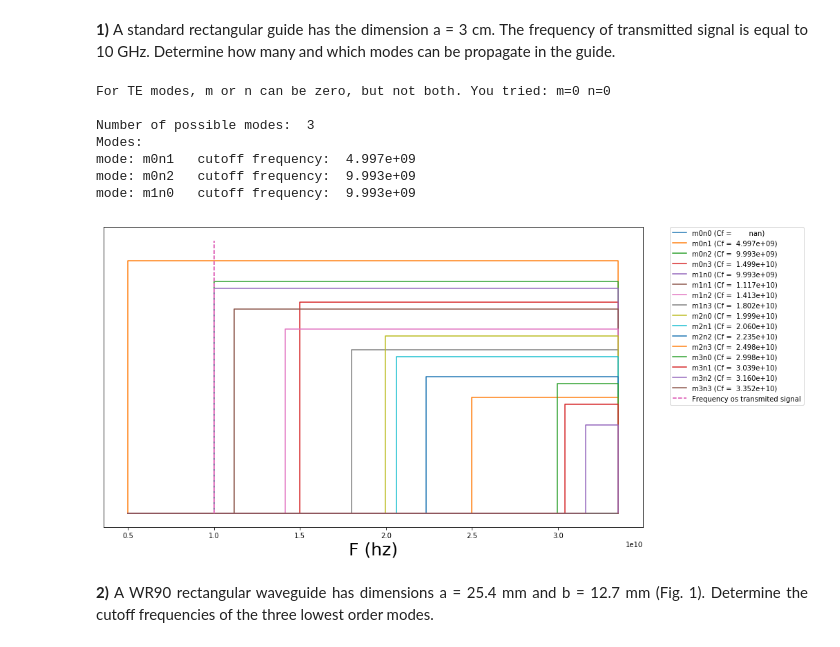
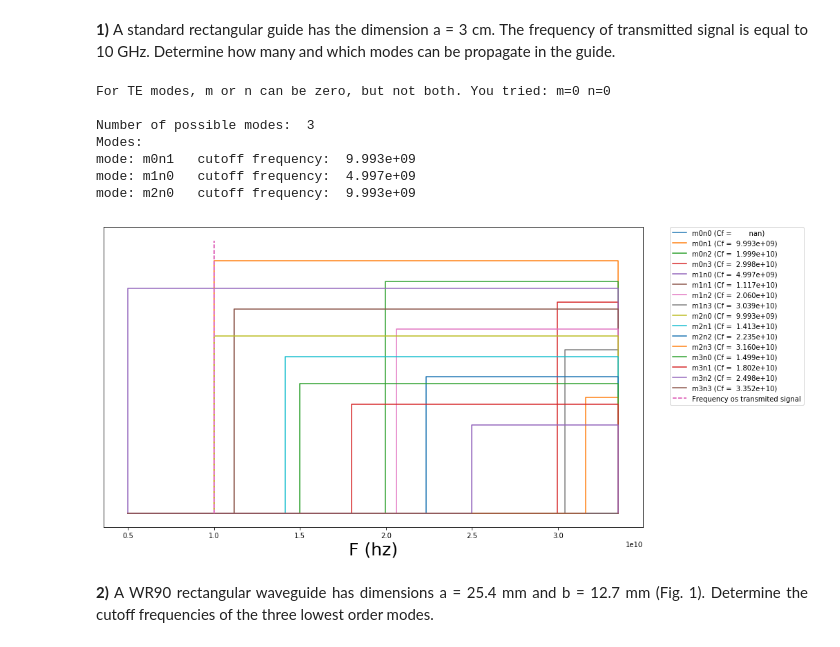
Before and after one commit to HugoSoaresFontes/Waveguides, a Jupyter notebook: tutorial.ipynb, the cells around one changed output. Saved outputs shown, nothing was run; the diff lists cells and outputs as text; code cells hidden in the pictures.

```diff
--- a/tutorial.ipynb
+++ b/tutorial.ipynb
@@ -66,6 +66,8 @@ class Waveguide():
         calculates the speed
         """
         self.s = 1 / math.sqrt(self.U * self.E)
+
+        return self.s
 
     def calcZ(self, f: float=None, wl: float=None):
         """
@@ -472,7 +476,7 @@ cf = np.empty((len_m, len_n))
 possible_modes = []
 for i in range(len_m):
     for j in range(len_n):
-        cf[i][j] = guide1.calcCF(m[i][j], n[i][j])
+        cf[i][j] = guide1.calcCF(m[j][i], n[j][i])
         if cf[i][j] < guide1.f:
             possible_modes += [[cf[i][j], "m"+str(i) + "n" + str(j)]]
 
@@ -489,37 +493,37 @@ def step(f_in, y_out, cut_f):
     """
     step function. Simulate A*u(t - x) where t=f_in, x=cut_f and A=y_out
     :param f_in: input frequency
     :param cut_f: cutoff frequency
     :param y_out: Amplitude
     """
     if f_in > cut_f:
         return y_out
     else:
         return 0
 
 y_scale = 7*len_m + 3*len_n
 
 x2 = np.sort(np.ravel(cf))
 for i, line in enumerate(cf[0:4, 0:4]):
     for j, cut in enumerate(line):
         y_value = y_scale - 7*i - 3*j
         y2 = [step(f, y_value, cut) for f in x2]
         step_plot =ax.step(x2, y2, label=("m" + str(i)) + "n" + str(j) + " (Cf = %10.3e" %cut + ")")
 
 ax.plot([guide1.f, guide1.f], [0, y_scale], '--',linewidth=2, label="Frequency os transmited signal")
 ax.tick_params(axis='both', left='off', labelleft='off')
 ax.set_xlabel('F (hz)', fontsize=25)
 plt.legend(bbox_to_anchor=(1.05, 1), loc=2, borderaxespad=0.)
 plt.show()
 # %% [output]
 For TE modes, m or n can be zero, but not both. You tried: m=0 n=0
 
 Number of possible modes:  3
 Modes:
-mode: m0n1   cutoff frequency:  4.997e+09
-mode: m0n2   cutoff frequency:  9.993e+09
-mode: m1n0   cutoff frequency:  9.993e+09
+mode: m0n1   cutoff frequency:  9.993e+09
+mode: m1n0   cutoff frequency:  4.997e+09
+mode: m2n0   cutoff frequency:  9.993e+09
-[figure, old version]
+[figure, new version]
 # %% [markdown]
 <p style="text-align: justify; text-indent:4em">  <strong>2)</strong>
 A WR90 rectangular waveguide has dimensions a = 25.4 mm and b = 12.7
```
Also changed, not shown: parts of 5 cells of this notebook, 2 other files.
